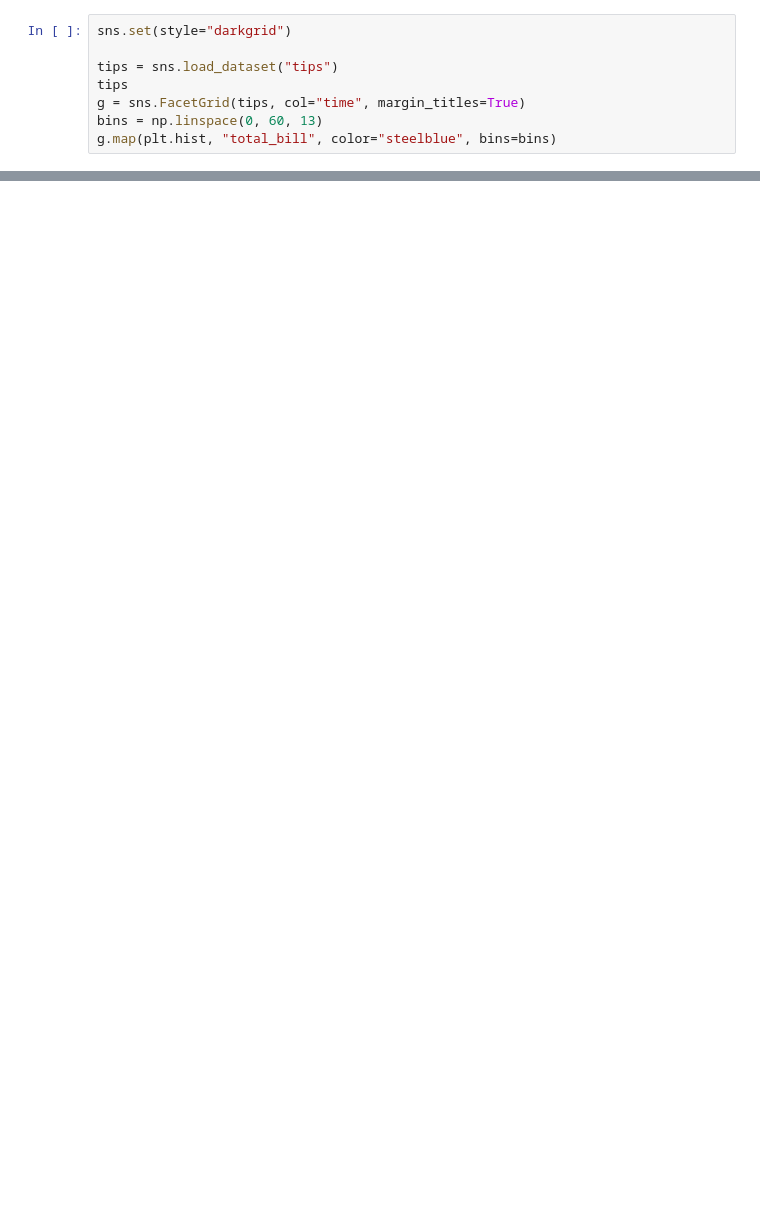
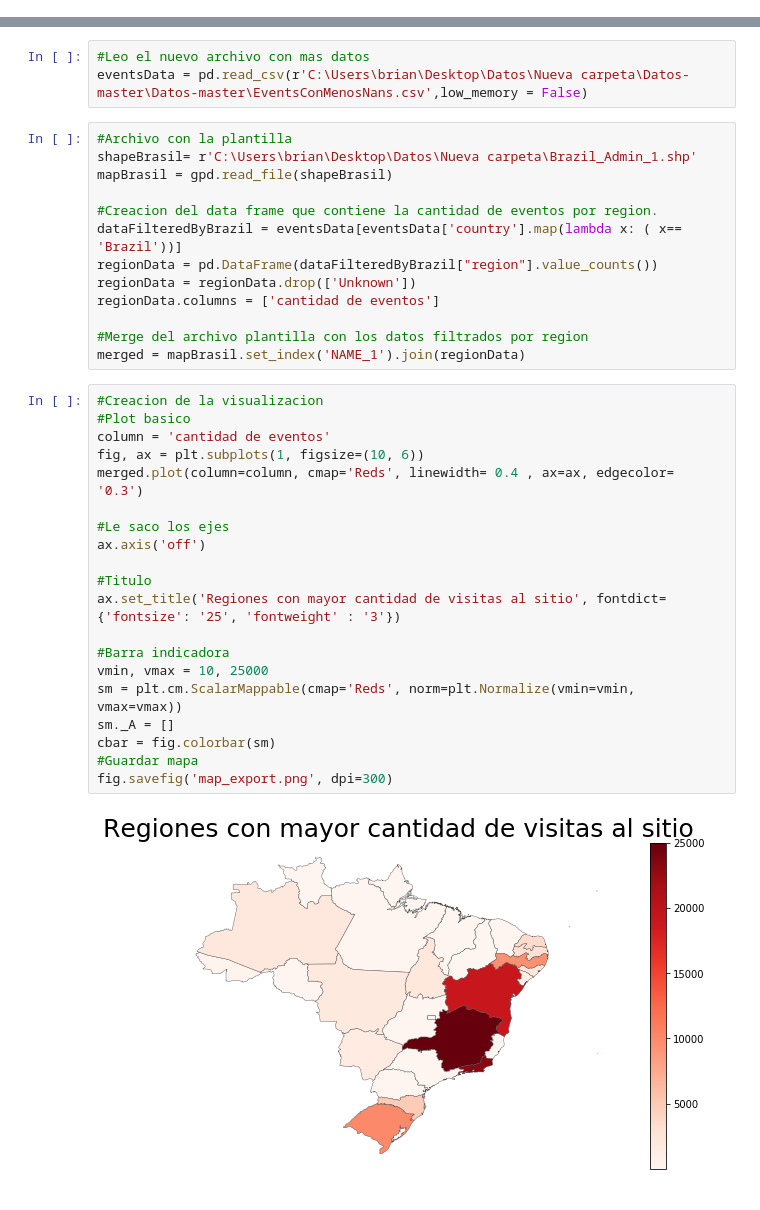
Before and after one commit to fonse451/Datos, a Jupyter notebook: AnalisisExploratorio-Trocafone Brian.ipynb, the cells around one changed output, grey strips where cells are left out. Cells and saved outputs as stored; diff of their text form; blank space fills up the shorter version.

```diff
--- a/AnalisisExploratorio-Trocafone Brian.ipynb
+++ b/AnalisisExploratorio-Trocafone Brian.ipynb
@@ -115,8 +0,0 @@ f = plt.figure()
-# %%
-sns.set(style="darkgrid")
-
-tips = sns.load_dataset("tips")
-tips
-g = sns.FacetGrid(tips, col="time", margin_titles=True)
-bins = np.linspace(0, 60, 13)
-g.map(plt.hist, "total_bill", color="steelblue", bins=bins)
@@ -943,0 +68,38 @@ plt.title('Cantidad de eventos por tipo de dispositivo y browser');
+# %%
+#Leo el nuevo archivo con mas datos
+eventsData = pd.read_csv(r'C:\Users\brian\Desktop\Datos\Nueva carpeta\Datos-master\Datos-master\EventsConMenosNans.csv',low_memory = False)
+# %%
+#Archivo con la plantilla
+shapeBrasil= r'C:\Users\brian\Desktop\Datos\Nueva carpeta\Brazil_Admin_1.shp'
+mapBrasil = gpd.read_file(shapeBrasil)
+
+#Creacion del data frame que contiene la cantidad de eventos por region.
+dataFilteredByBrazil = eventsData[eventsData['country'].map(lambda x: ( x== 'Brazil'))]
+regionData = pd.DataFrame(dataFilteredByBrazil["region"].value_counts())
+regionData = regionData.drop(['Unknown'])
+regionData.columns = ['cantidad de eventos']
+
+#Merge del archivo plantilla con los datos filtrados por region
+merged = mapBrasil.set_index('NAME_1').join(regionData)
+# %%
+#Creacion de la visualizacion
+#Plot basico
+column = 'cantidad de eventos'
+fig, ax = plt.subplots(1, figsize=(10, 6))
+merged.plot(column=column, cmap='Reds', linewidth= 0.4 , ax=ax, edgecolor= '0.3')
+
+#Le saco los ejes
+ax.axis('off')
+
+#Titulo
+ax.set_title('Regiones con mayor cantidad de visitas al sitio', fontdict={'fontsize': '25', 'fontweight' : '3'})
+
+#Barra indicadora
+vmin, vmax = 10, 25000
+sm = plt.cm.ScalarMappable(cmap='Reds', norm=plt.Normalize(vmin=vmin, vmax=vmax))
+sm._A = []
+cbar = fig.colorbar(sm)
+#Guardar mapa
+fig.savefig('map_export.png', dpi=300)
+# %% [output]
+[figure, added]
```
Also changed, not shown: parts of 131 cells of this notebook.
